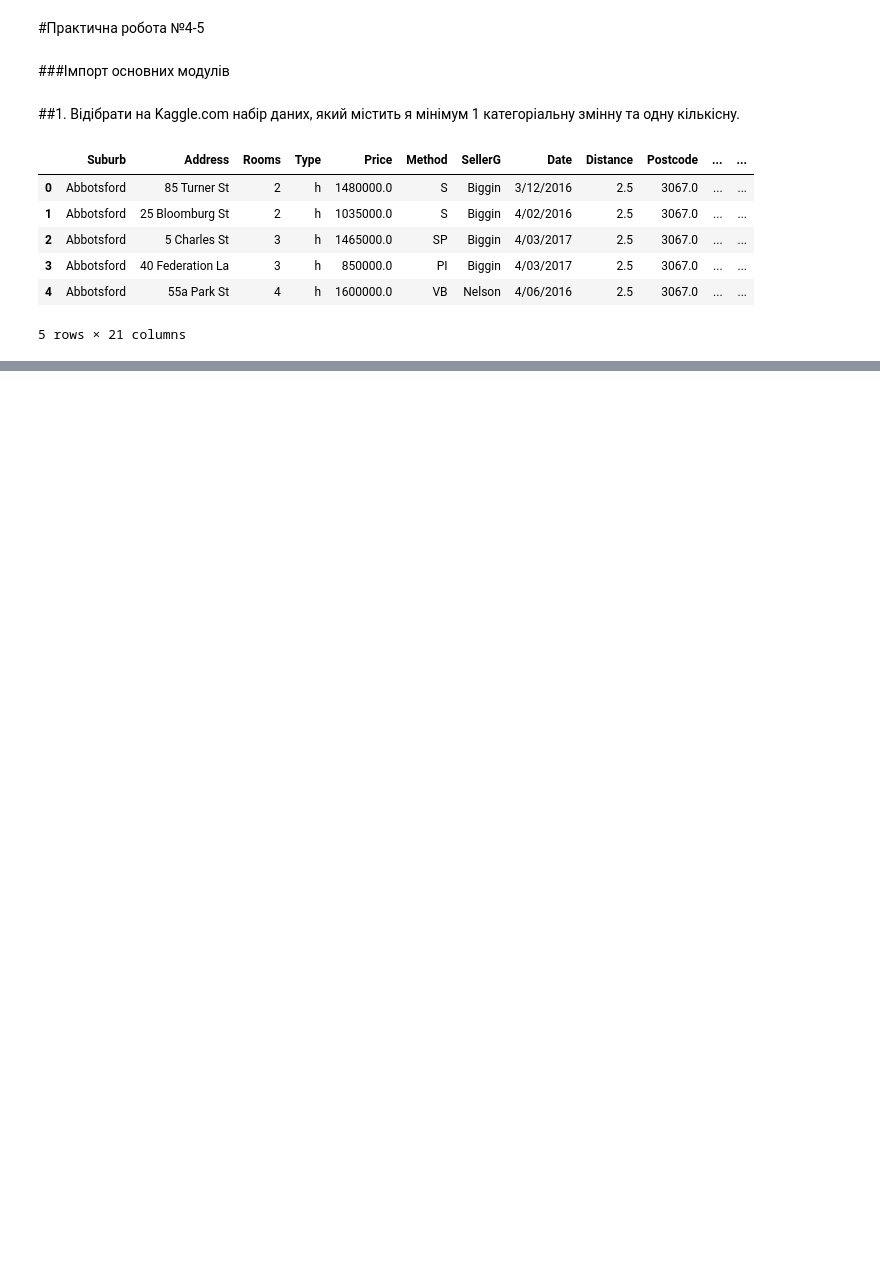
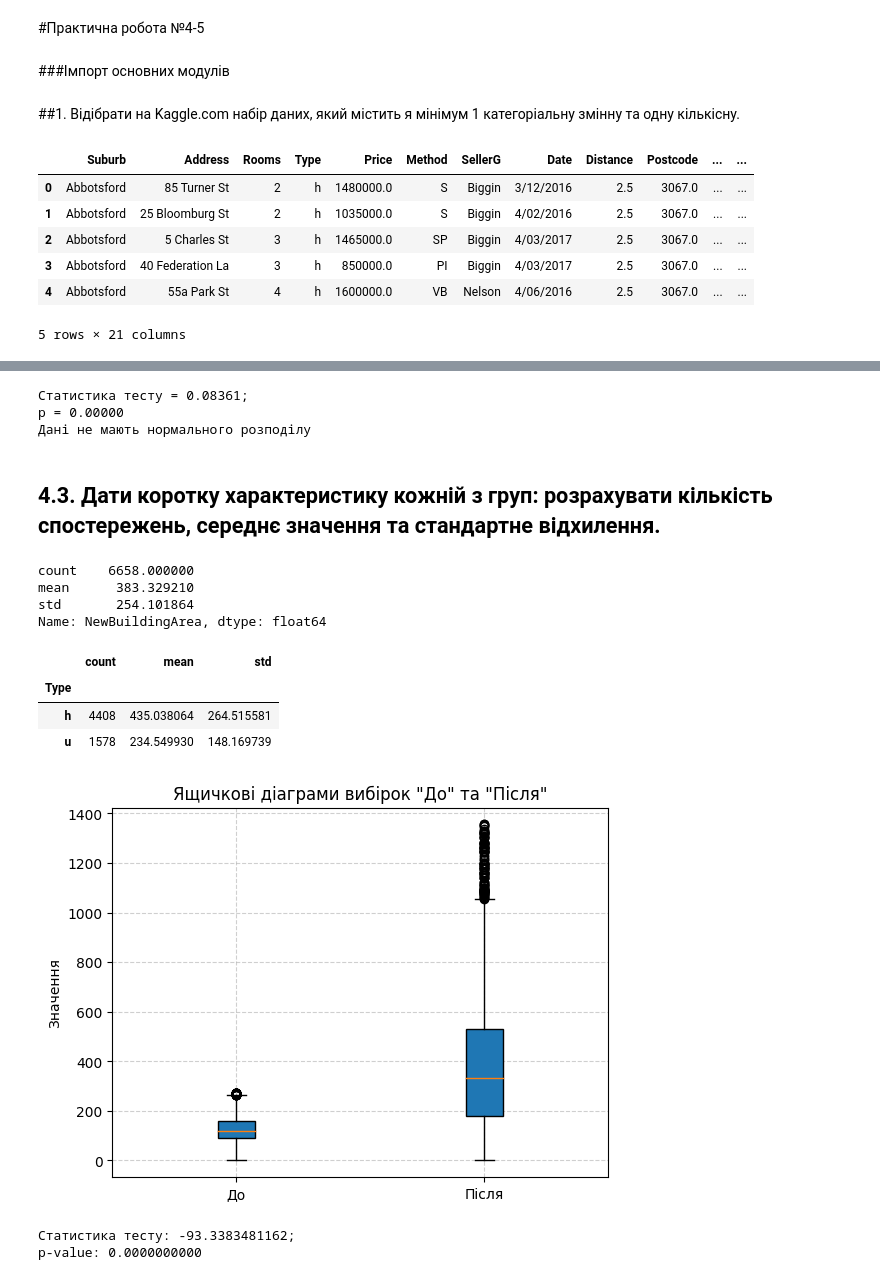
Before and after one commit to yeyevtushenko/AnalysisBMD_YevtusenkoBS-25, a Jupyter notebook: Обробка_та_аналіз_біомедичних_даних_БС_25_Євтушенко_КП_№4-5_.ipynb, the cells around one changed output, grey strips where cells are left out. Cells and saved outputs as stored; diff of their text form; code cells hidden in the pictures; blank space fills up the shorter version.

```diff
--- a/Обробка_та_аналіз_біомедичних_даних_БС_25_Євтушенко_КП_№4-5_.ipynb
+++ b/Обробка_та_аналіз_біомедичних_даних_БС_25_Євтушенко_КП_№4-5_.ipynb
@@ -106,0 +216,59 @@ T-statistic: 57.35152883359684, P-value: 0.0
+# %%
+from scipy.stats import kstest, norm
+
+data = melb["NewBuildingArea"]
+# Розрахунок середнього значення і стандартного відхилення
+mean = data.mean()
+std = data.std()
+
+# Виконання тесту Колмогорова-Смірнова
+stat, p = kstest(data, 'norm', args=(mean, std))
+print("Статистика тесту = %.5f;\np = %.5f" % (stat, p))
+
+if p > 0.05:
+    print("Дані мають нормальний розподіл")
+else:
+    print("Дані не мають нормального розподілу")
+# %% [output]
+Статистика тесту = 0.08361;
+p = 0.00000
+Дані не мають нормального розподілу
+# %% [markdown]
+## 4.3. Дати коротку характеристику кожній з груп: розрахувати кількість спостережень, середнє значення та стандартне відхилення.
+# %%
+melb["NewBuildingArea"].agg(["count", "mean", "std"])
+# %% [output]
+count    6658.000000
+mean      383.329210
+std       254.101864
+Name: NewBuildingArea, dtype: float64
+# %%
+melb_type = melb[melb["Type"].isin(["h", "u"])].groupby("Type")["NewBuildingArea"].agg(["count", "mean", "std"])
+melb_type
+# %% [output]
+|  | count | mean | std |
+| Type |  |  |  |
+| h | 4408 | 435.038064 | 264.515581 |
+| u | 1578 | 234.549930 | 148.169739 |
+# %%
+before_data = melb["BuildingArea"]
+after_data = melb["NewBuildingArea"]
+# %%
+data = [before_data, after_data]
+fig, ax = plt.subplots()
+ax.boxplot(data, patch_artist=True, labels=['До', 'Після'])
+
+# Покращення візуалізації
+ax.set_title('Ящичкові діаграми вибірок "До" та "Після"')
+ax.set_ylabel ('Значення')
+plt.grid(True, linestyle='--', alpha=0.6)
+plt.show()
+# %% [output]
+[figure, added]
+# %%
+t_statistic, p_value = stats.ttest_rel(before_data, after_data)
+
+print(f"Статистика тесту: {t_statistic:.10f};\np-value: {p_value:.10f}")
+# %% [output]
+Статистика тесту: -93.3383481162;
+p-value: 0.0000000000
```
Also changed, not shown: parts of 46 cells of this notebook.
